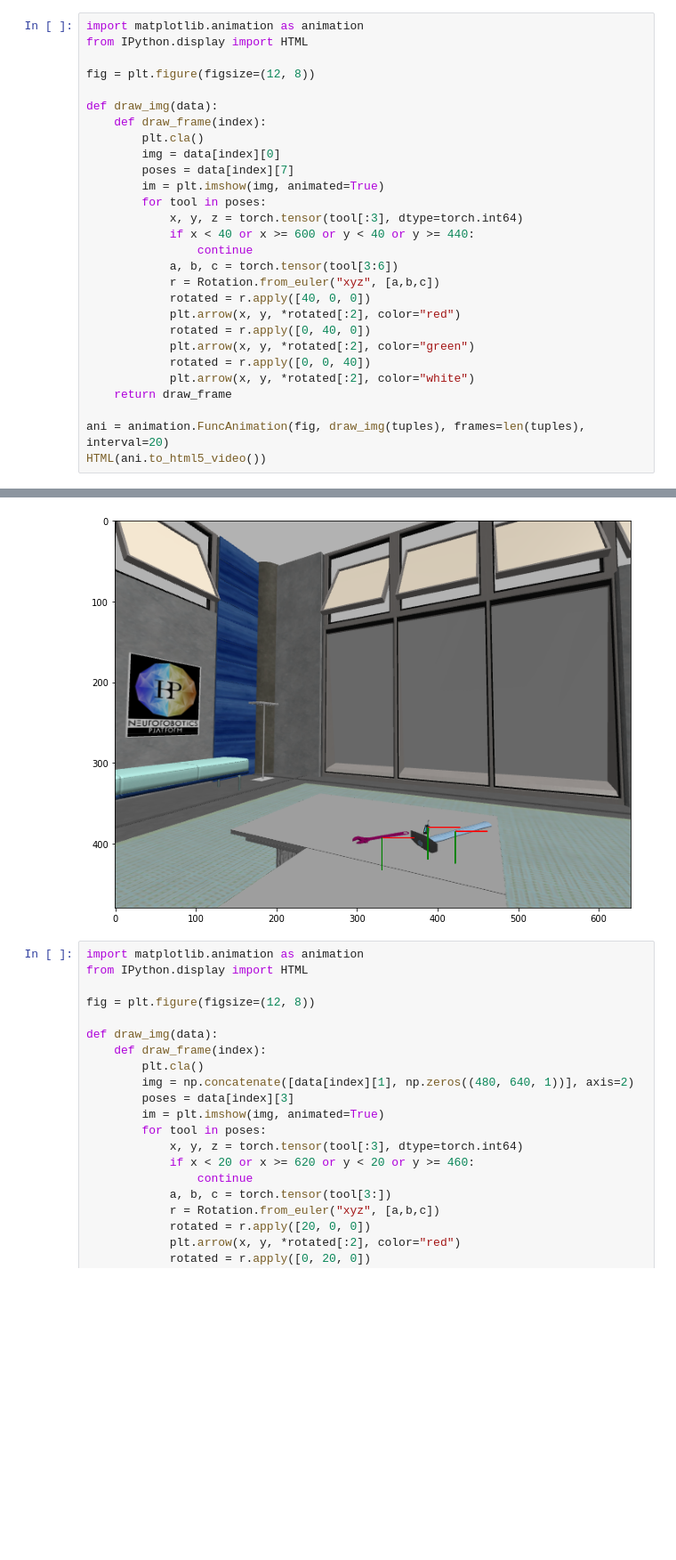
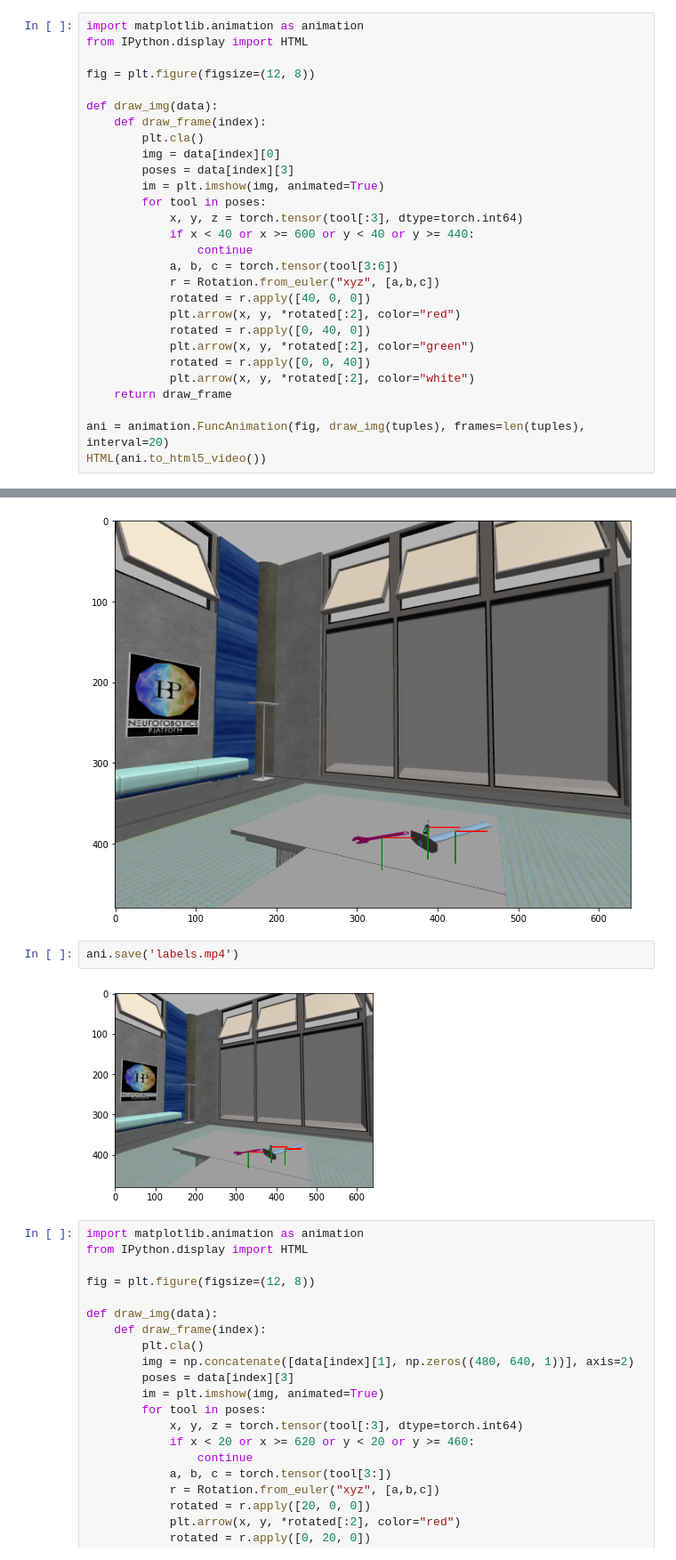
Before and after one commit to ncskth/dataset_generator, a Jupyter notebook: src/utils.ipynb, the cells around one changed output, grey strips where cells are left out. Shown at 89% size. Cells and saved outputs as stored; diff of their text form; blank space fills up the shorter version.

```diff
--- a/src/utils.ipynb
+++ b/src/utils.ipynb
@@ -59,7 +68,7 @@ def draw_img(data):
     def draw_frame(index):
         plt.cla()
         img = data[index][0]
-        poses = data[index][7]
+        poses = data[index][3]
         im = plt.imshow(img, animated=True)
         for tool in poses:
             x, y, z = torch.tensor(tool[:3], dtype=torch.int64)
@@ -80,6 +89,10 @@ HTML(ani.to_html5_video())
 # %% [output]
 [interactive output not drawn]
 [figure]
+# %%
+ani.save('labels.mp4')
+# %% [output]
+[figure, added]
 # %%
 import matplotlib.animation as animation
 from IPython.display import HTML
```
Also changed, not shown: parts of 1 cell of this notebook, 1 other file.
